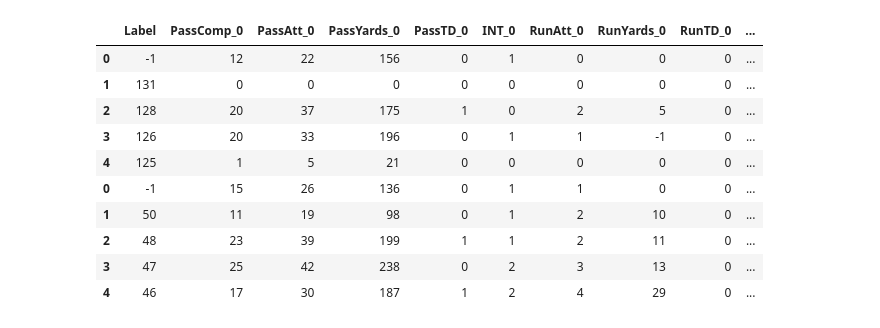
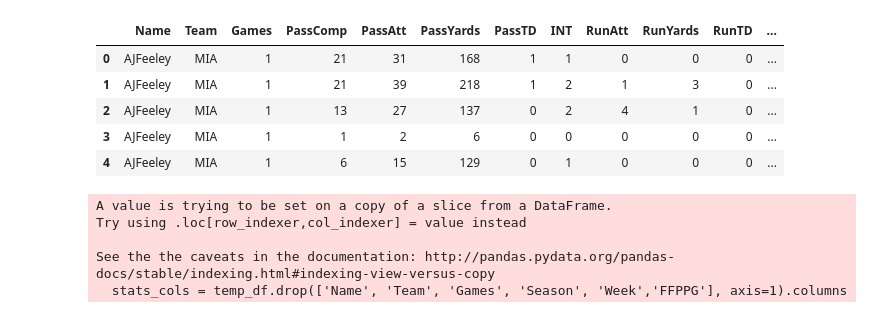
Before and after one commit to keithdlandry/player_stats, a Jupyter notebook: notebooks/gbg_proj.ipynb, the cells around one changed output. Cells and saved outputs as stored; diff of their text form; code cells hidden in the pictures.

```diff
--- a/notebooks/gbg_proj.ipynb
+++ b/notebooks/gbg_proj.ipynb
@@ -220,14 +14,0 @@ stacked_data = pd.concat(data_list)
-# %%
-stacked_data.head(10)
-# %% [output]
-|  | Label | PassComp_0 | PassAtt_0 | PassYards_0 | PassTD_0 | INT_0 | RunAtt_0 | RunYards_0 | RunTD_0 | ... |
-| 0 | -1 | 12 | 22 | 156 | 0 | 1 | 0 | 0 | 0 | ... |
-| 1 | 131 | 0 | 0 | 0 | 0 | 0 | 0 | 0 | 0 | ... |
-| 2 | 128 | 20 | 37 | 175 | 1 | 0 | 2 | 5 | 0 | ... |
-| 3 | 126 | 20 | 33 | 196 | 0 | 1 | 1 | -1 | 0 | ... |
-| 4 | 125 | 1 | 5 | 21 | 0 | 0 | 0 | 0 | 0 | ... |
-| 0 | -1 | 15 | 26 | 136 | 0 | 1 | 1 | 0 | 0 | ... |
-| 1 | 50 | 11 | 19 | 98 | 0 | 1 | 2 | 10 | 0 | ... |
-| 2 | 48 | 23 | 39 | 199 | 1 | 1 | 2 | 11 | 0 | ... |
-| 3 | 47 | 25 | 42 | 238 | 0 | 2 | 3 | 13 | 0 | ... |
-| 4 | 46 | 17 | 30 | 187 | 1 | 2 | 4 | 29 | 0 | ... |
@@ -233,0 +24,17 @@ stacked_data.head(10)
+# %%
+df_list[0].head()
+# %% [output]
+|  | Name | Team | Games | PassComp | PassAtt | PassYards | PassTD | INT | RunAtt | RunYards | RunTD | ... |
+| 0 | AJFeeley | MIA | 1 | 21 | 31 | 168 | 1 | 1 | 0 | 0 | 0 | ... |
+| 1 | AJFeeley | MIA | 1 | 21 | 39 | 218 | 1 | 2 | 1 | 3 | 0 | ... |
+| 2 | AJFeeley | MIA | 1 | 13 | 27 | 137 | 0 | 2 | 4 | 1 | 0 | ... |
+| 3 | AJFeeley | MIA | 1 | 1 | 2 | 6 | 0 | 0 | 0 | 0 | 0 | ... |
+| 4 | AJFeeley | MIA | 1 | 6 | 15 | 129 | 0 | 1 | 0 | 0 | 0 | ... |
+# %%
+tdata_list = [game_by_game.gbg_train_stats(df) for df in df_list]
+# %% [output]
+A value is trying to be set on a copy of a slice from a DataFrame.
+Try using .loc[row_indexer,col_indexer] = value instead
+
+See the the caveats in the documentation: http://pandas.pydata.org/pandas-docs/stable/indexing.html#indexing-view-versus-copy
+  stats_cols = temp_df.drop(['Name', 'Team', 'Games', 'Season', 'Week','FFPPG'], axis=1).columns
```
Also changed, not shown: parts of 35 cells of this notebook, 1 other file.
